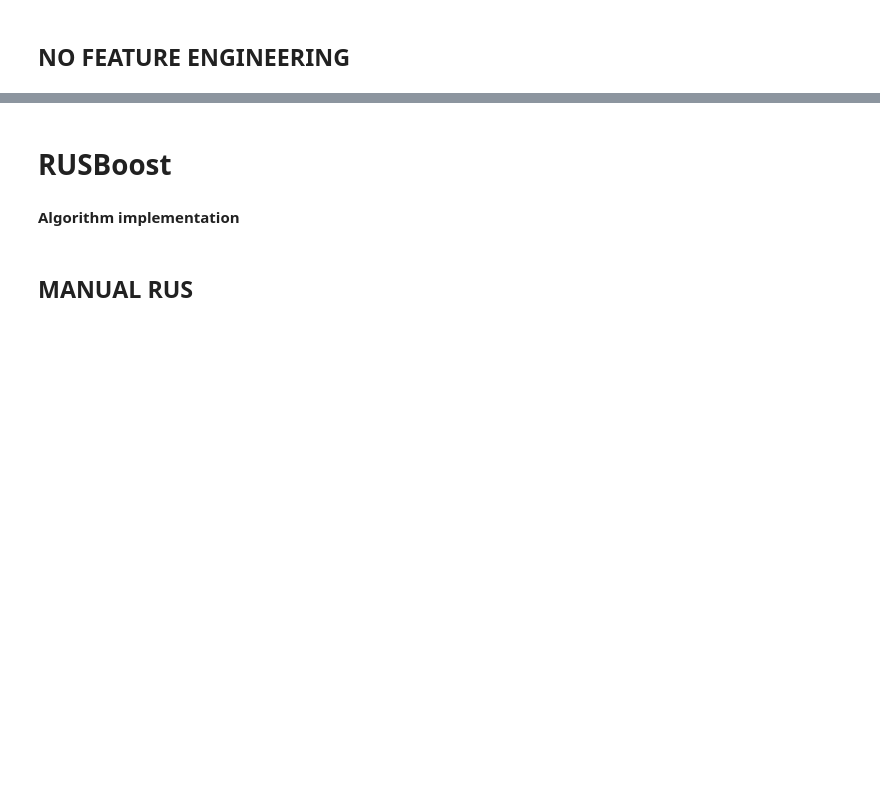
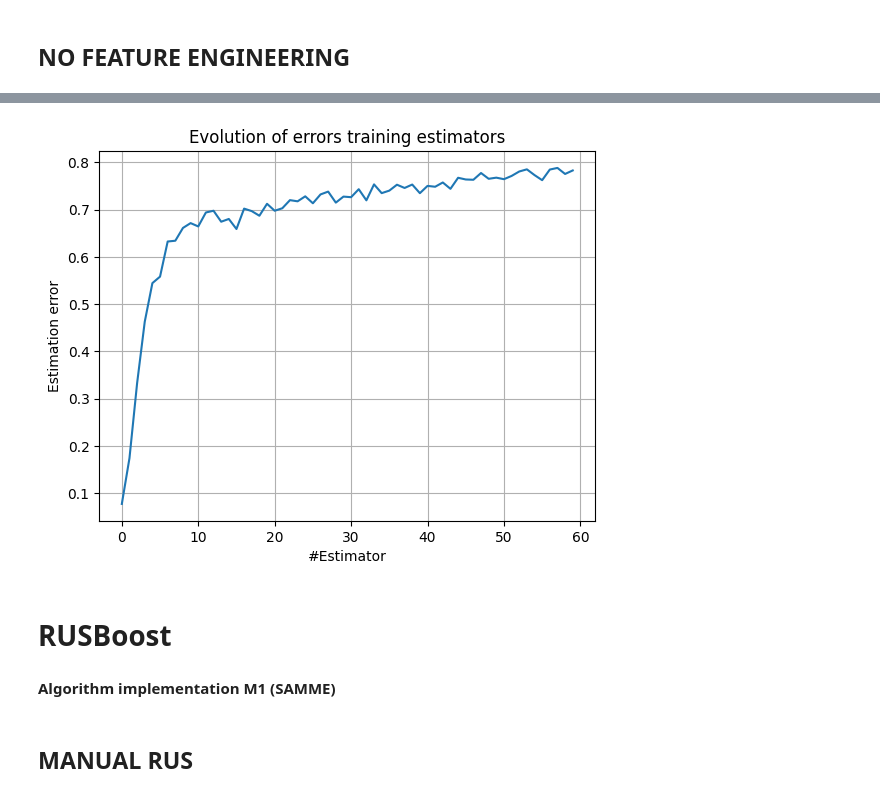
Before and after one commit to 4datascience/Traffic, a Jupyter notebook: Feature_engineering.ipynb, the cells around one changed output, grey strips where cells are left out. Cells and saved outputs as stored; diff of their text form; code cells hidden in the pictures; blank space fills up the shorter version.

```diff
--- a/Feature_engineering.ipynb
+++ b/Feature_engineering.ipynb
@@ -658,7 +686,17 @@ plt.show()
+# %%
+fig, ax = plt.subplots()
+ax.plot(np.arange(model.n_estimators), model.estimator_errors_)
+
+ax.set(xlabel='#Estimator', ylabel='Estimation error',
+       title='Evolution of errors training estimators')
+ax.grid()
+plt.show()
+# %% [output]
+[figure, added]
 # %% [markdown]
 # **RUSBoost**
 # %% [markdown]
-**Algorithm implementation**
+**Algorithm implementation M1 (SAMME)**
 # %%
 def labelToIndex(i,clf):
     return clf.labelDict[i]
```
Also changed, not shown: parts of 13 cells of this notebook.
